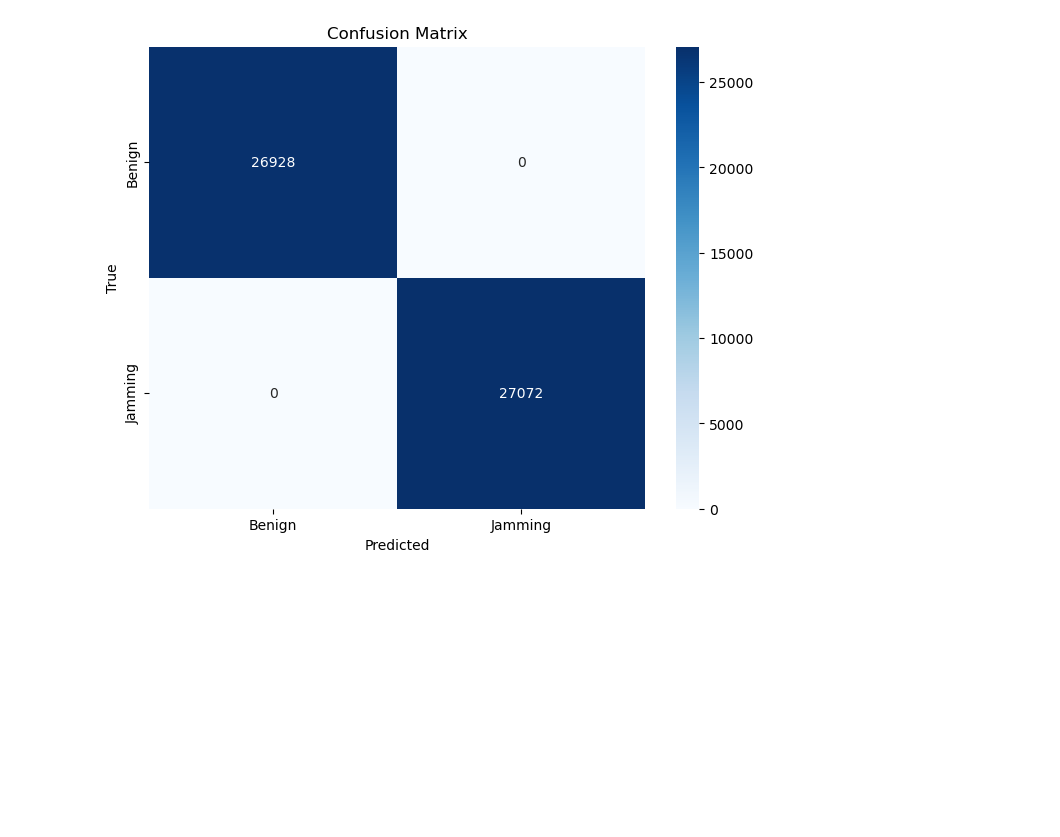
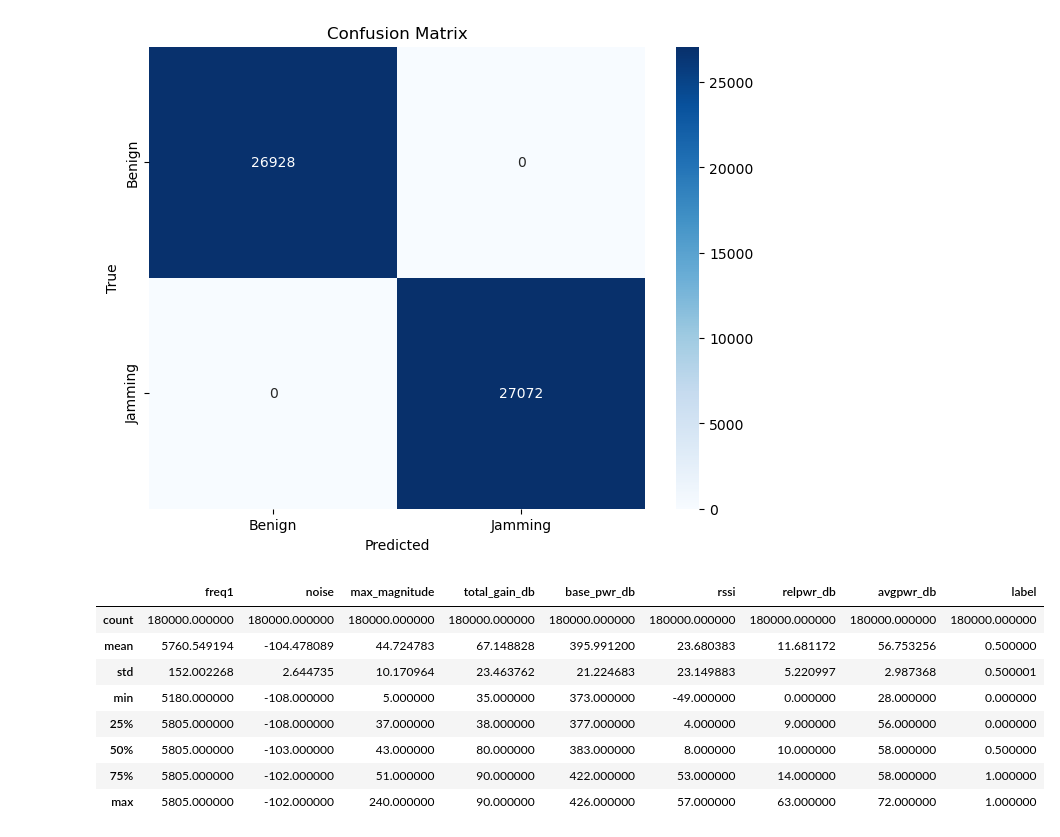
Before and after one commit to ghodgin/RF-Jamming, a Jupyter notebook: eda1.ipynb, the cells around one changed output. Saved outputs shown, nothing was run; the diff lists cells and outputs as text; code cells hidden in the pictures; blank space fills up the shorter version.

```diff
--- a/eda1.ipynb
+++ b/eda1.ipynb
@@ -389,3 +363,15 @@ plt.title('Confusion Matrix')
 plt.show()
 # %% [output]
 [figure]
+# %%
+combined_data.describe()
+# %% [output]
+|  | freq1 | noise | max_magnitude | total_gain_db | base_pwr_db | rssi | relpwr_db | avgpwr_db | label |
+| count | 180000.000000 | 180000.000000 | 180000.000000 | 180000.000000 | 180000.000000 | 180000.000000 | 180000.000000 | 180000.000000 | 180000.000000 |
+| mean | 5760.549194 | -104.478089 | 44.724783 | 67.148828 | 395.991200 | 23.680383 | 11.681172 | 56.753256 | 0.500000 |
+| std | 152.002268 | 2.644735 | 10.170964 | 23.463762 | 21.224683 | 23.149883 | 5.220997 | 2.987368 | 0.500001 |
+| min | 5180.000000 | -108.000000 | 5.000000 | 35.000000 | 373.000000 | -49.000000 | 0.000000 | 28.000000 | 0.000000 |
+| 25% | 5805.000000 | -108.000000 | 37.000000 | 38.000000 | 377.000000 | 4.000000 | 9.000000 | 56.000000 | 0.000000 |
+| 50% | 5805.000000 | -103.000000 | 43.000000 | 80.000000 | 383.000000 | 8.000000 | 10.000000 | 58.000000 | 0.500000 |
+| 75% | 5805.000000 | -102.000000 | 51.000000 | 90.000000 | 422.000000 | 53.000000 | 14.000000 | 58.000000 | 1.000000 |
+| max | 5805.000000 | -102.000000 | 240.000000 | 90.000000 | 426.000000 | 57.000000 | 63.000000 | 72.000000 | 1.000000 |
```
Also changed, not shown: parts of 4 cells of this notebook, 5 other files.
